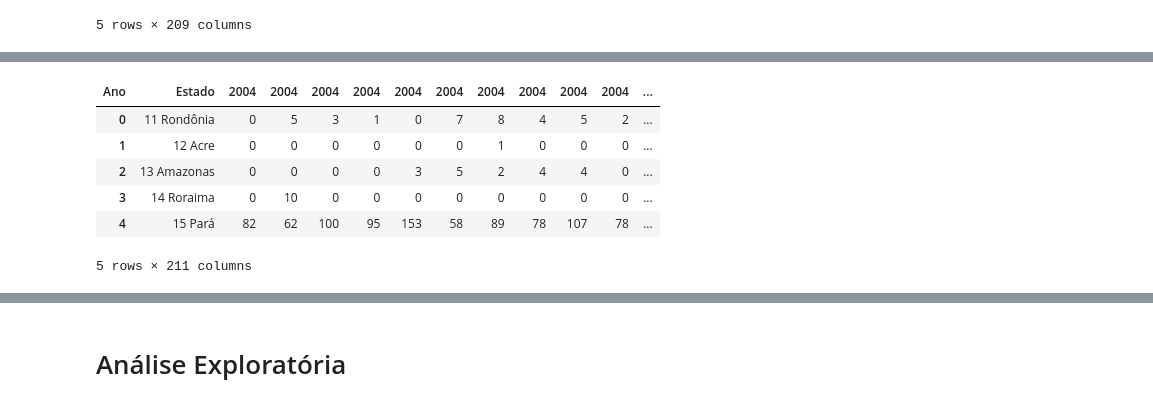
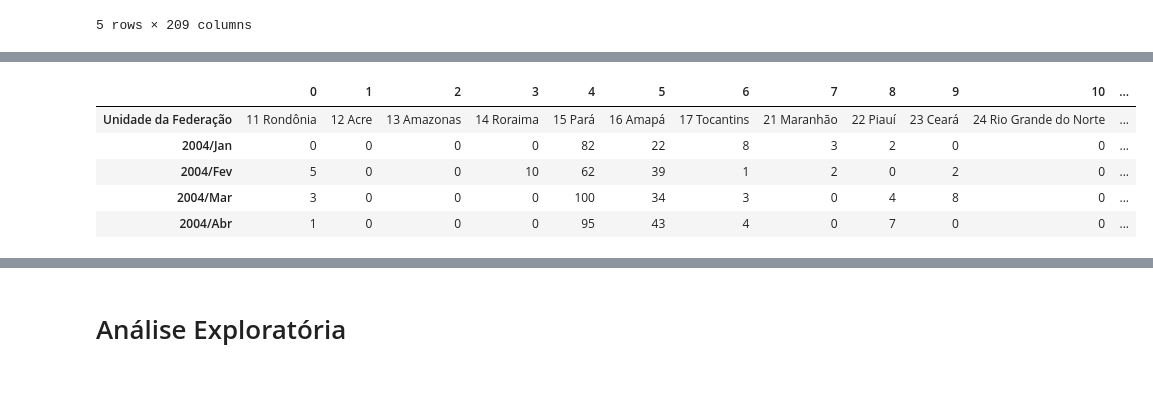
Before and after one commit to laugustovieira/Soro_Anti_Escorpionico, a Jupyter notebook: noteboocks/soro_anti_escorpionico.ipynb, the cells around one changed output, grey strips where cells are left out. Drawn from its saved outputs; the diff is of its cells as text; code cells hidden in the pictures.

```diff
--- a/noteboocks/soro_anti_escorpionico.ipynb
+++ b/noteboocks/soro_anti_escorpionico.ipynb
@@ -122,10 +74,10 @@ dados_regiao_usaveis_estacao
-# %%
-dados_regiao_usaveis_ano.T.head()
-# %% [output]
-| Ano | Estado | 2004 | 2004 | 2004 | 2004 | 2004 | 2004 | 2004 | 2004 | 2004 | 2004 | ... |
-| 0 | 11 Rondônia | 0 | 5 | 3 | 1 | 0 | 7 | 8 | 4 | 5 | 2 | ... |
-| 1 | 12 Acre | 0 | 0 | 0 | 0 | 0 | 0 | 1 | 0 | 0 | 0 | ... |
-| 2 | 13 Amazonas | 0 | 0 | 0 | 0 | 3 | 5 | 2 | 4 | 4 | 0 | ... |
-| 3 | 14 Roraima | 0 | 10 | 0 | 0 | 0 | 0 | 0 | 0 | 0 | 0 | ... |
-| 4 | 15 Pará | 82 | 62 | 100 | 95 | 153 | 58 | 89 | 78 | 107 | 78 | ... |
-5 rows × 211 columns
+# %%
+#veificando o dataframe das estacoes
+dados_regiao_usaveis_estacao.head()
+# %% [output]
+|  | 0 | 1 | 2 | 3 | 4 | 5 | 6 | 7 | 8 | 9 | 10 | ... |
+| Unidade da Federação | 11 Rondônia | 12 Acre | 13 Amazonas | 14 Roraima | 15 Pará | 16 Amapá | 17 Tocantins | 21 Maranhão | 22 Piauí | 23 Ceará | 24 Rio Grande do Norte | ... |
+| 2004/Jan | 0 | 0 | 0 | 0 | 82 | 22 | 8 | 3 | 2 | 0 | 0 | ... |
+| 2004/Fev | 5 | 0 | 0 | 10 | 62 | 39 | 1 | 2 | 0 | 2 | 0 | ... |
+| 2004/Mar | 3 | 0 | 0 | 0 | 100 | 34 | 3 | 0 | 4 | 8 | 0 | ... |
+| 2004/Abr | 1 | 0 | 0 | 0 | 95 | 43 | 4 | 0 | 7 | 0 | 0 | ... |
```
Also changed, not shown: parts of 12 cells of this notebook.
